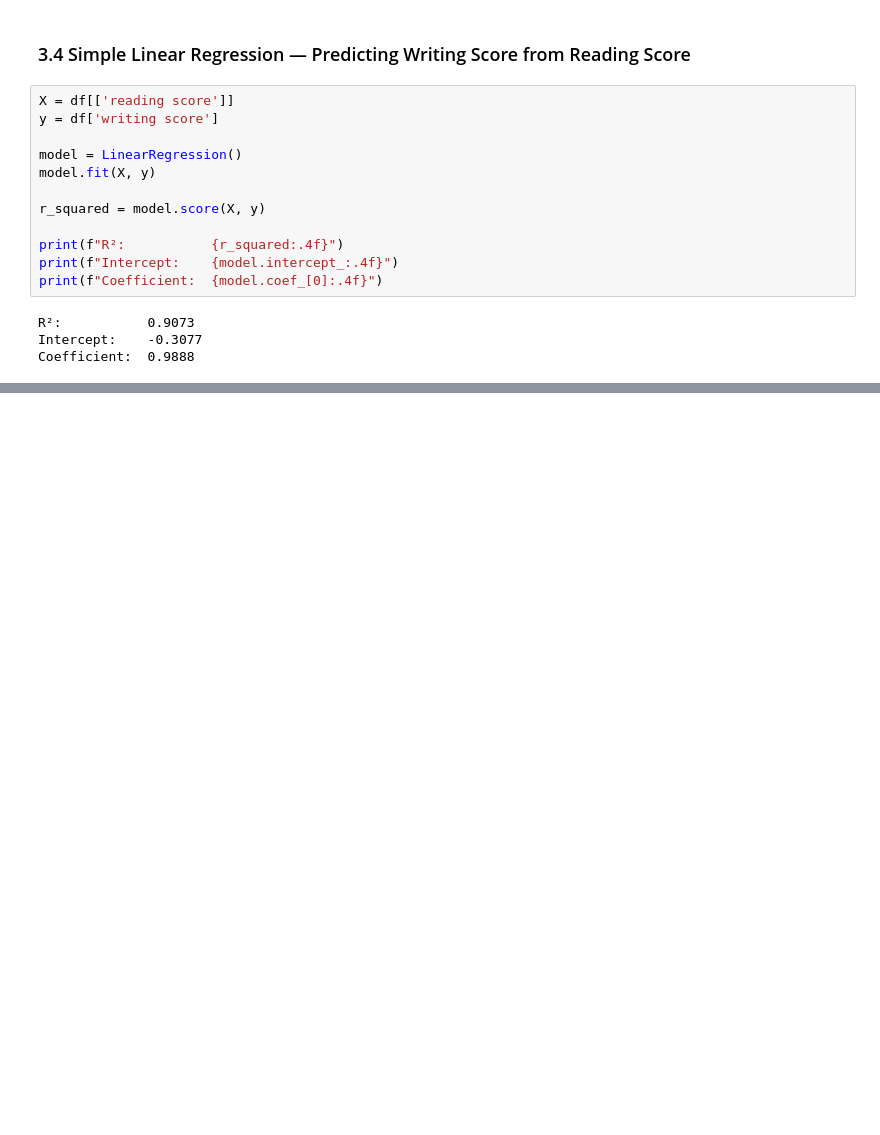
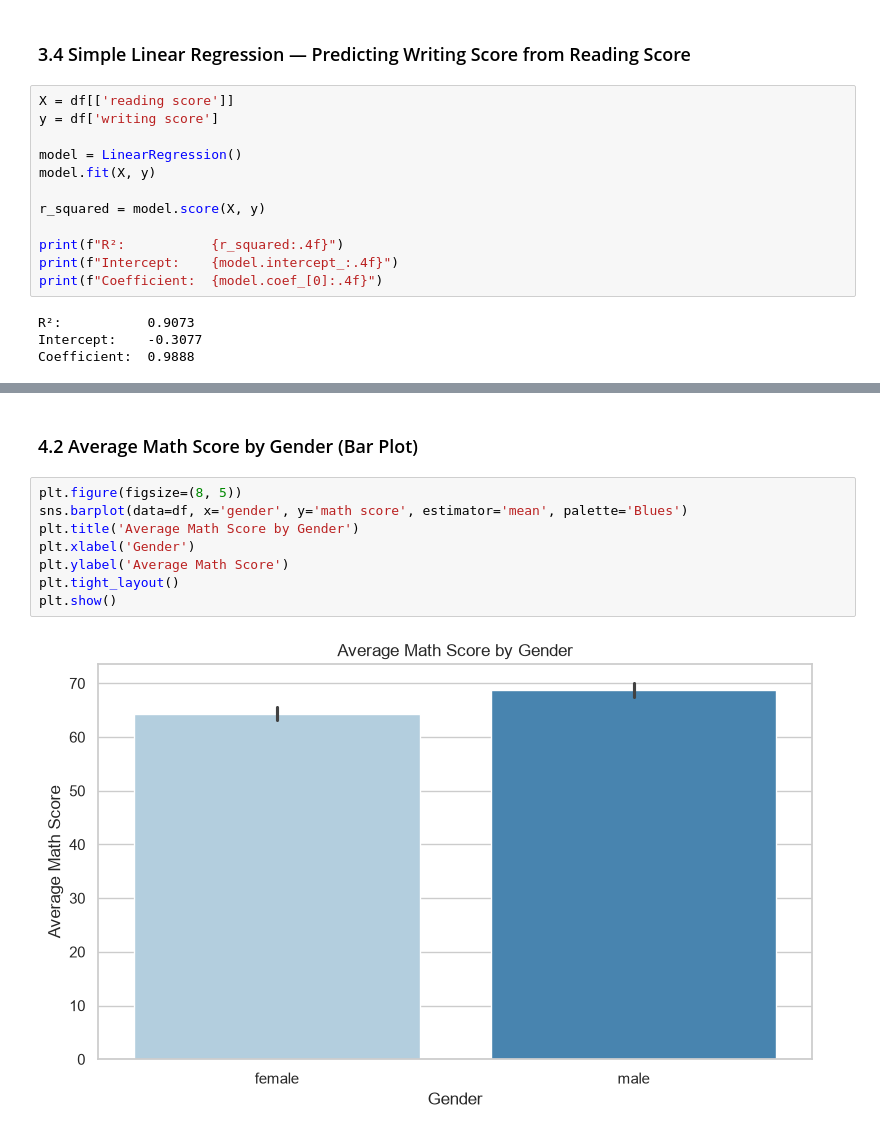
Before and after one commit to Arian11z/students-performance-analysis, a Jupyter notebook: notebooks/analysis.ipynb, the cells around one changed output, grey strips where cells are left out. Cells and saved outputs as stored; diff of their text form; blank space fills up the shorter version.

```diff
--- a/notebooks/analysis.ipynb
+++ b/notebooks/analysis.ipynb
@@ -264,0 +285,12 @@ Coefficient:  0.9888
+# %% [markdown]
+### 4.2 Average Math Score by Gender (Bar Plot)
+# %%
+plt.figure(figsize=(8, 5))
+sns.barplot(data=df, x='gender', y='math score', estimator='mean', palette='Blues')
+plt.title('Average Math Score by Gender')
+plt.xlabel('Gender')
+plt.ylabel('Average Math Score')
+plt.tight_layout()
+plt.show()
+# %% [output]
+[figure, added]
```
Also changed, not shown: parts of 9 cells of this notebook.
